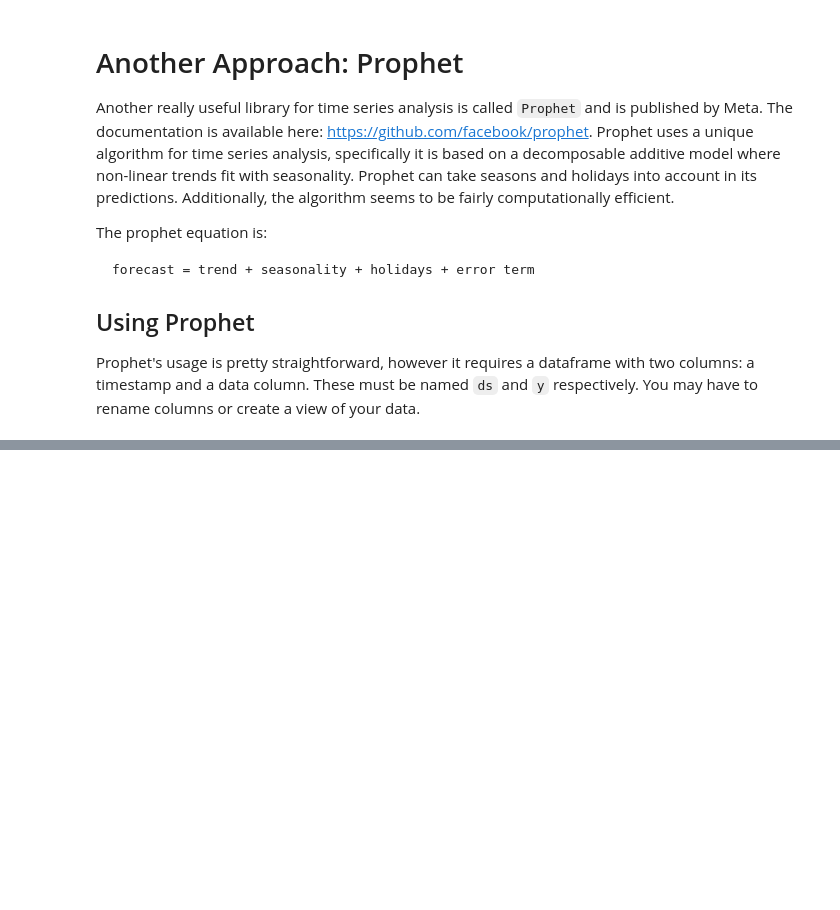
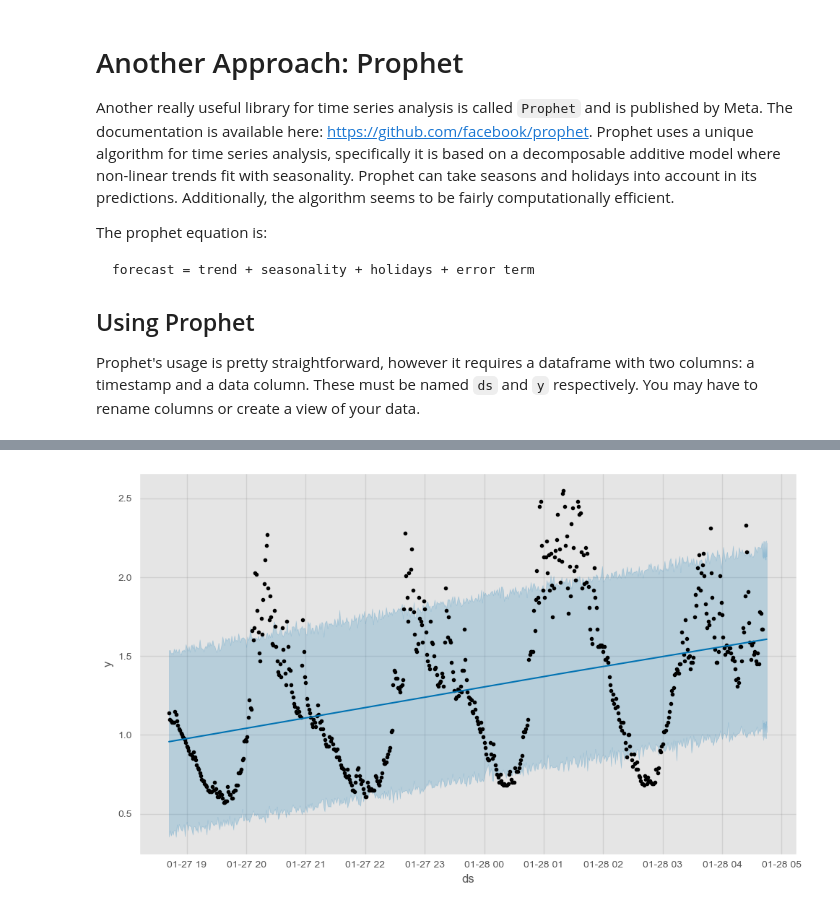
Before and after one commit to gtkcyber/ai_cyber_bootcamp_ccst, a Jupyter notebook: answers/Worksheet 7.0 - Anomaly Detection - Answers.ipynb, the cells around one changed output, grey strips where cells are left out. Cells and saved outputs as stored; diff of their text form; code cells hidden in the pictures; blank space fills up the shorter version.

```diff
--- a/answers/Worksheet 7.0 - Anomaly Detection - Answers.ipynb
+++ b/answers/Worksheet 7.0 - Anomaly Detection - Answers.ipynb
@@ -308,3 +308,6 @@ forecast = trend + seasonality + holidays + error term
 
 ## Using Prophet
 Prophet's usage is pretty straightforward, however it requires a dataframe with two columns: a timestamp and a data column.  These must be named `ds` and `y` respectively.  You may have to rename columns or create a view of your data.
+# %%
+prophet_df = pd.read_csv(f'{DATA_HOME}/cpu-train-b.csv', parse_dates=["datetime"])
+prophet_df.sample(5)
@@ -310,0 +321,4 @@ Prophet's usage is pretty straightforward, however it requires a dataframe with
+# %%
+# Looks like we need to rename the columns...
+prophet_df.columns = ['ds', 'y']
+prophet_df.head(5)
@@ -310,0 +344,4 @@ Prophet's usage is pretty straightforward, however it requires a dataframe with
+# %%
+forecaster = Prophet()
+forecaster.fit(prophet_df)
+future = forecaster.make_future_dataframe(periods=240, freq='S')
@@ -310,0 +351,2 @@ Prophet's usage is pretty straightforward, however it requires a dataframe with
+# %%
+forecast = forecaster.predict(future)
@@ -310,0 +362,4 @@ Prophet's usage is pretty straightforward, however it requires a dataframe with
+# %%
+forecaster.plot(forecast);
+# %% [output]
+[figure, added]
```
Also changed, not shown: parts of 13 cells of this notebook, 21 other files.
